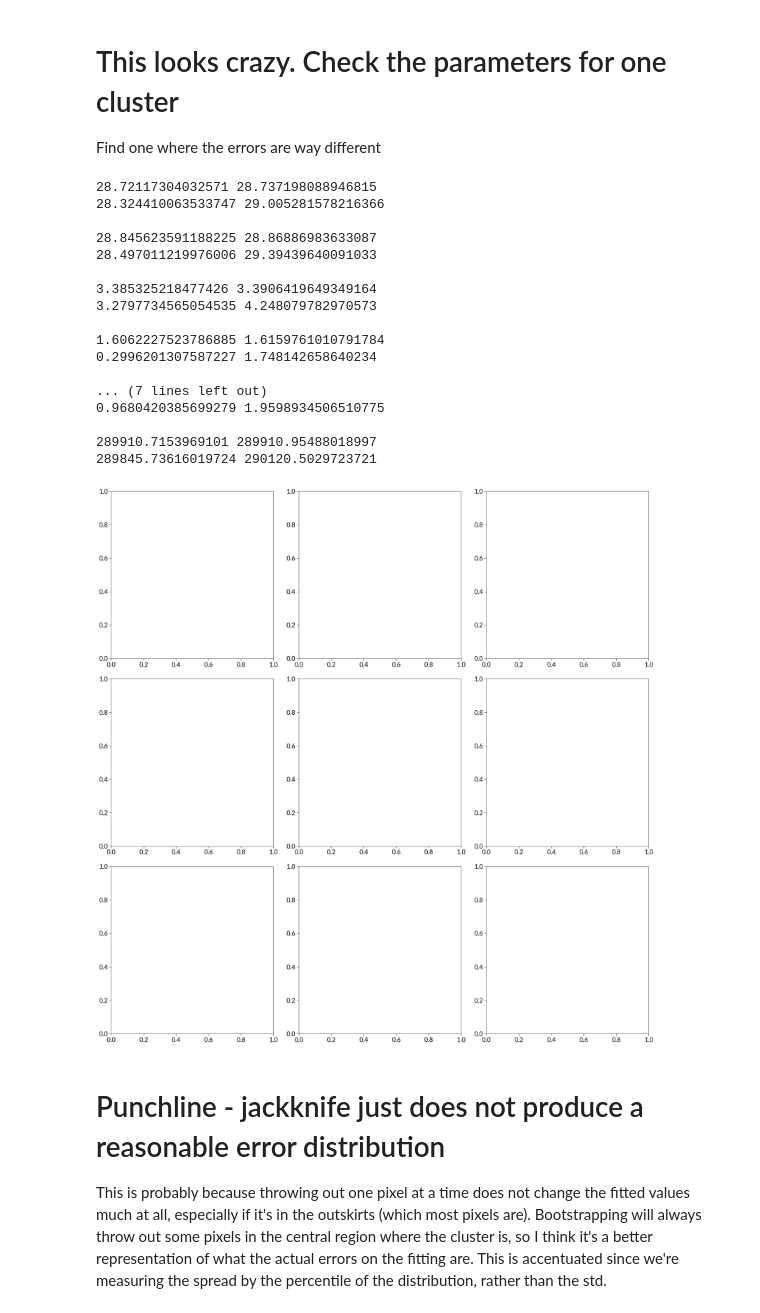
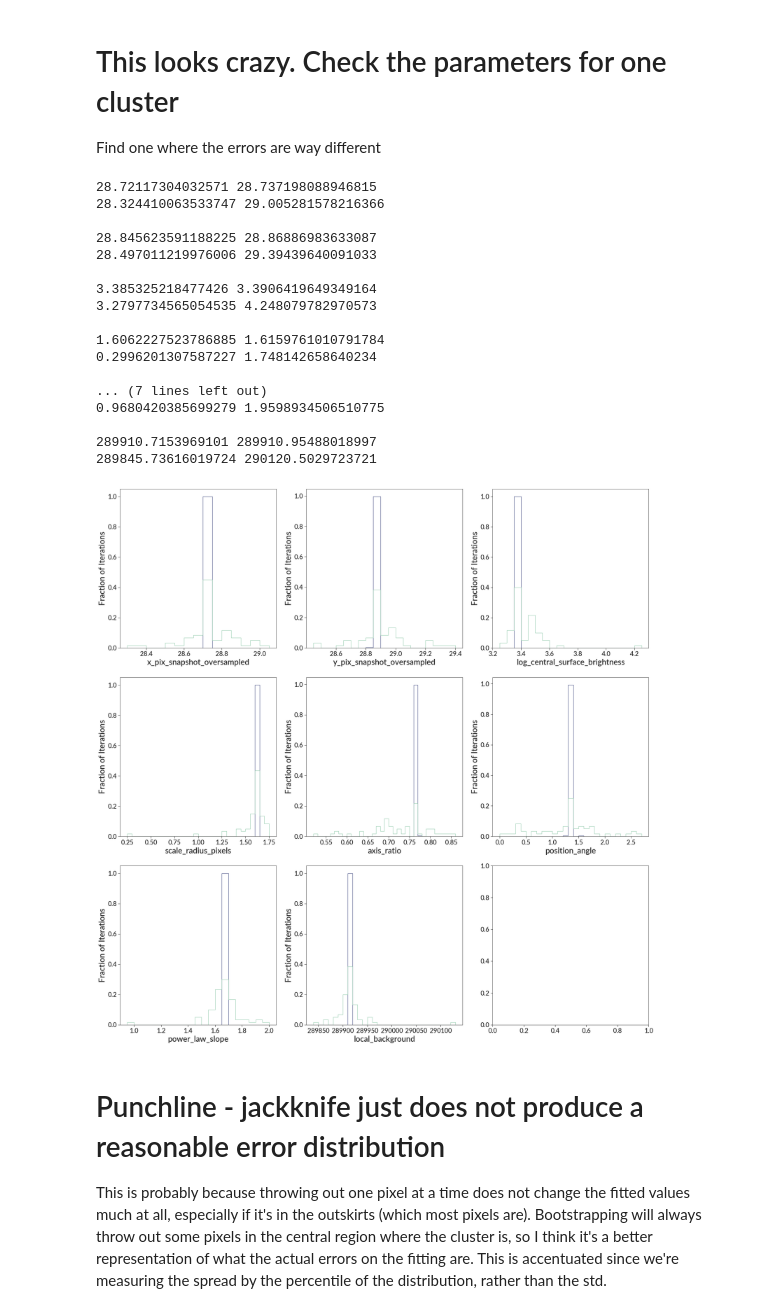
Before and after one commit to gillenbrown/LEGUS-sizes, a Jupyter notebook: testing/bootstrap_vs_jackknife.ipynb, the cells around one changed output. Drawn from its saved outputs; the diff is of its cells as text; code cells hidden in the pictures.

```diff
--- a/testing/bootstrap_vs_jackknife.ipynb
+++ b/testing/bootstrap_vs_jackknife.ipynb
@@ -11,9 +11,11 @@ bpl.set_style()
 # %%
 def get_all_catalogs(catalog_prefix):
     tables = []
-    data_dir = Path("../data").resolve()
+    data_dir = Path("../../data").resolve()
     for galaxy_dir in data_dir.iterdir():
         size_dir = galaxy_dir / "size"
+        if not size_dir.is_dir():
+            continue
         for file in size_dir.iterdir():
             if catalog_prefix in file.name and file.suffix == ".h5":
                 new_table = table.Table.read(file, format="hdf5")
@@ -222,40 +224,40 @@ bin_sizes = {
     "y_pix_snapshot_oversampled":0.05,
     "log_central_surface_brightness": 0.05,
     "scale_radius_pixels":0.05,
     "axis_ratio":0.01,
     "position_angle":0.1,
     "power_law_slope":0.05,
     "local_background":10,
 }
 for ax, col in zip(axs, bin_sizes):
-#     try:
-#         ax.hist(jackknife_table[col][idx], label="Jackknife", histtype="step", bin_size=bin_sizes[col], rel_freq=True)
-#     except:
-#         ax.axvline(jackknife_table[col][idx][0])
+    try:
+        ax.hist(jackknife_table[col][idx], label="Jackknife", histtype="step", bin_size=bin_sizes[col], rel_freq=True)
+    except:
+        ax.axvline(jackknife_table[col][idx][0])
     print(np.min(jackknife_table[col][idx]), np.max(jackknife_table[col][idx]))
     print(np.min(bootstrap_table[col][idx]), np.max(bootstrap_table[col][idx]))
     print()
-#     ax.hist(bootstrap_table[col][idx], label="Bootstrap", histtype="step", bin_size=bin_sizes[col], rel_freq=True)
-#     ax.add_labels(col, "Fraction of Iterations")
+    ax.hist(bootstrap_table[col][idx], label="Bootstrap", histtype="step", bin_size=bin_sizes[col], rel_freq=True)
+    ax.add_labels(col, "Fraction of Iterations")
 # %% [output]
 28.72117304032571 28.737198088946815
 28.324410063533747 29.005281578216366
 
 28.845623591188225 28.86886983633087
 28.497011219976006 29.39439640091033
 
 3.385325218477426 3.3906419649349164
 3.2797734565054535 4.248079782970573
 
 1.6062227523786885 1.6159761010791784
 0.2996201307587227 1.748142658640234
 
 ... (7 lines left out)
 0.9680420385699279 1.9598934506510775
 
 289910.7153969101 289910.95488018997
 289845.73616019724 290120.5029723721
-[figure, old version]
+[figure, new version]
 # %% [markdown]
 # Punchline - jackknife just does not produce a reasonable error distribution
 
```
Also changed, not shown: parts of 2 cells of this notebook, 22 other files.
